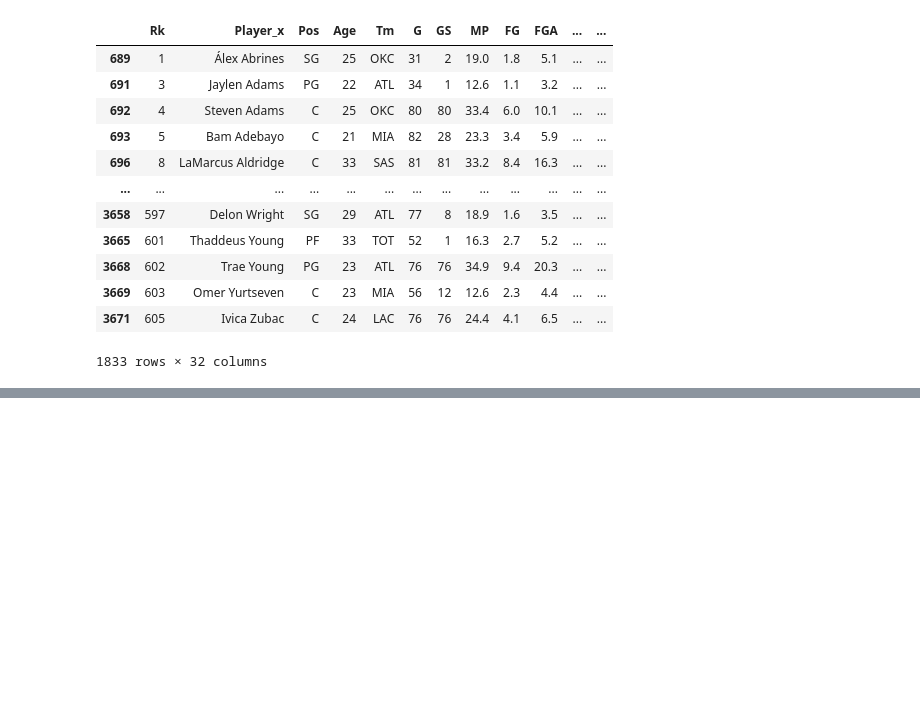
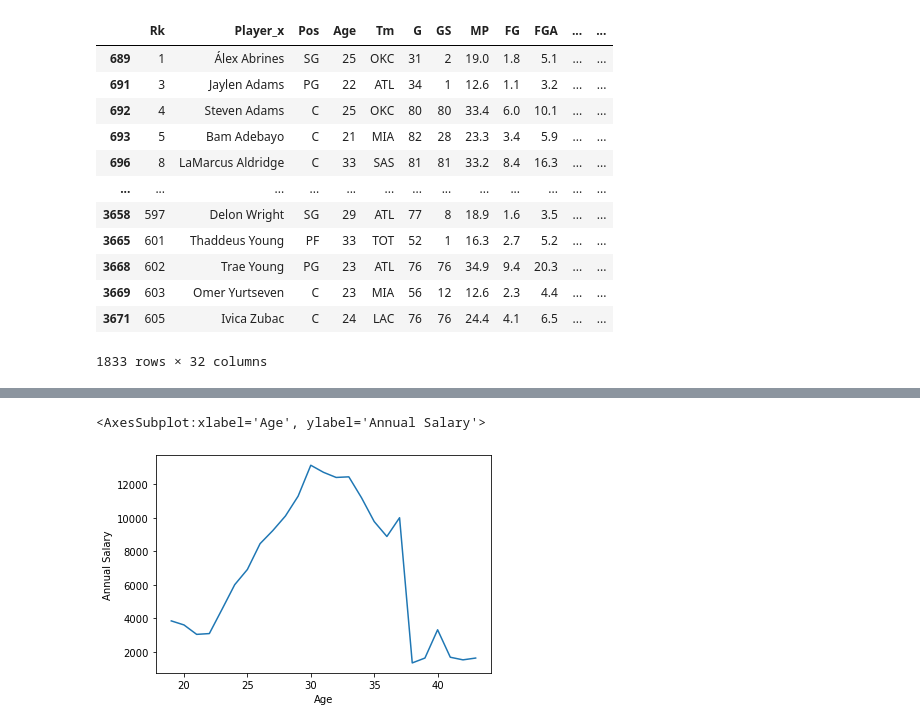
Before and after one commit to jorgecompleto/ESDA, a Jupyter notebook: Programming group project.ipynb, the cells around one changed output, grey strips where cells are left out. Cells and saved outputs as stored; diff of their text form; code cells hidden in the pictures; blank space fills up the shorter version.

```diff
--- a/Programming group project.ipynb
+++ b/Programming group project.ipynb
@@ -412,0 +423,5 @@ stat
+# %%
+sns.lineplot(data = stat.groupby('Age')['Annual Salary'].mean())
+# %% [output]
+<AxesSubplot:xlabel='Age', ylabel='Annual Salary'>
+[figure, added]
```
Also changed, not shown: parts of 19 cells of this notebook.
